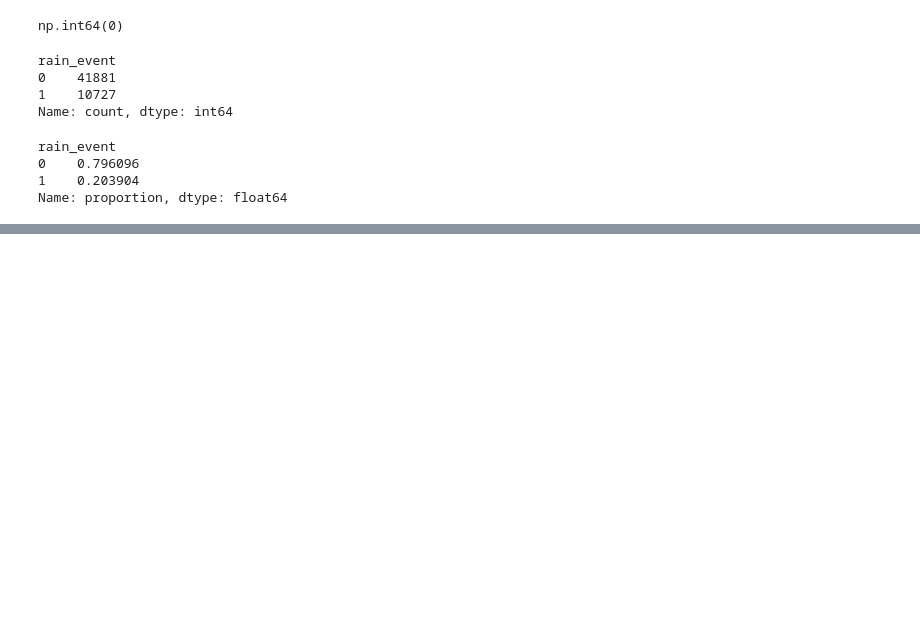
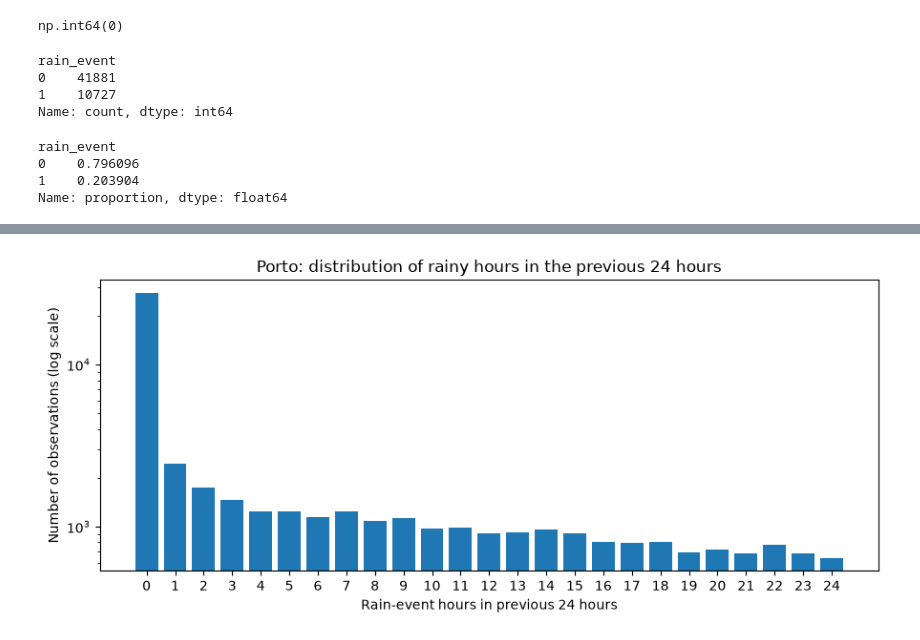
Before and after one commit to LouisSilva/Data-Stream-Mining-Practical-Assignment-1, a Jupyter notebook: notebooks/porto_analysis.ipynb, the cells around one changed output, grey strips where cells are left out. Saved outputs shown, nothing was run; the diff lists cells and outputs as text; code cells hidden in the pictures; blank space fills up the shorter version.

```diff
--- a/notebooks/porto_analysis.ipynb
+++ b/notebooks/porto_analysis.ipynb
@@ -89,0 +124,29 @@ Name: proportion, dtype: float64
+# %%
+# Sliding window - rainy hours in the past 24 hours
+df["rainy_hours_previous_24h"] = (
+    df["rain_event"]
+      .shift(1)
+      .rolling(window=24, min_periods=24)
+      .sum()
+)
+
+counts = (
+    df["rainy_hours_previous_24h"]
+      .dropna()
+      .astype(int)
+      .value_counts()
+      .sort_index()
+)
+
+plt.figure(figsize=(9, 4))
+plt.bar(counts.index, counts.values)
+
+plt.title("Porto: distribution of rainy hours in the previous 24 hours")
+plt.xlabel("Rain-event hours in previous 24 hours")
+plt.ylabel("Number of observations (log scale)")
+plt.xticks(range(0, 25))
+plt.yscale("log")
+plt.tight_layout()
+plt.show()
+# %% [output]
+[figure, added]
```
Also changed, not shown: parts of 3 cells of this notebook.
